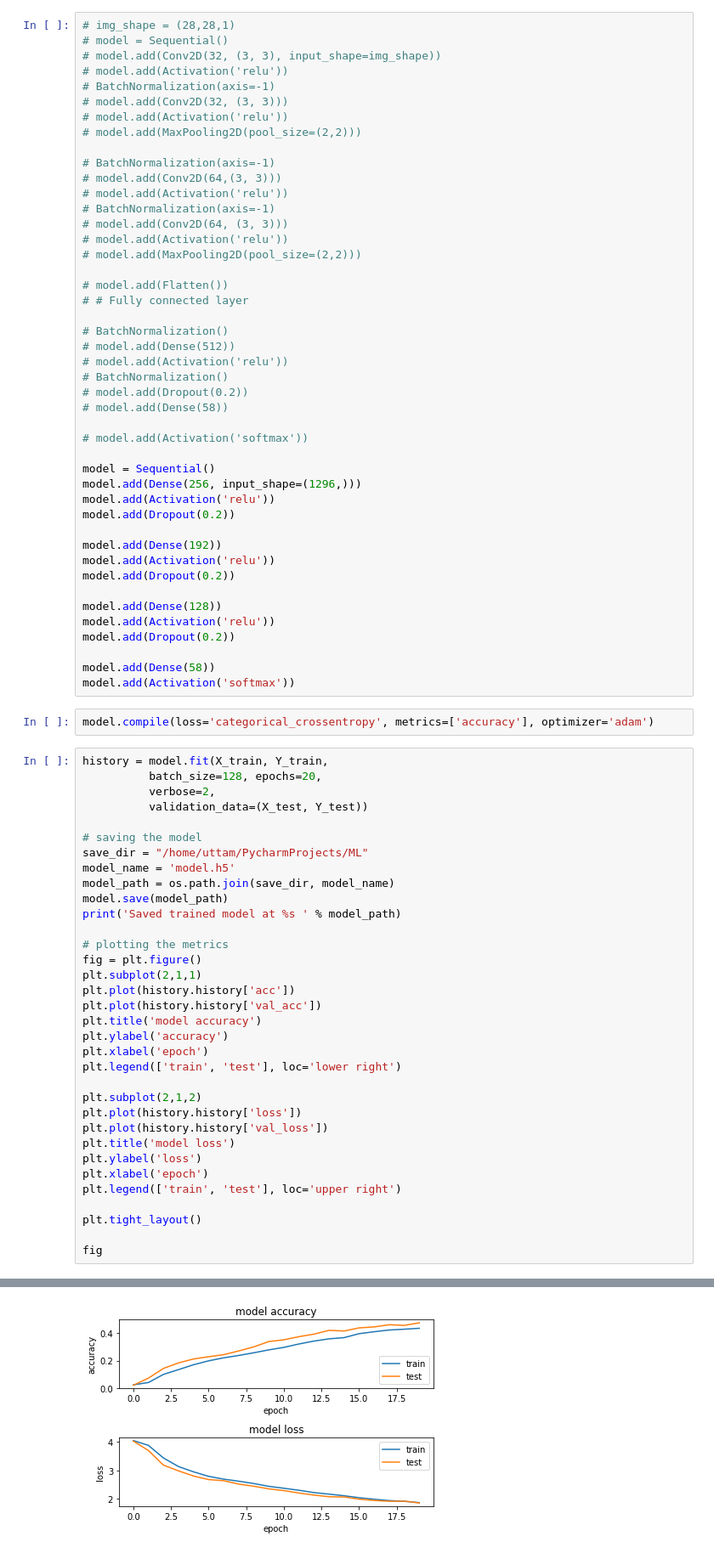
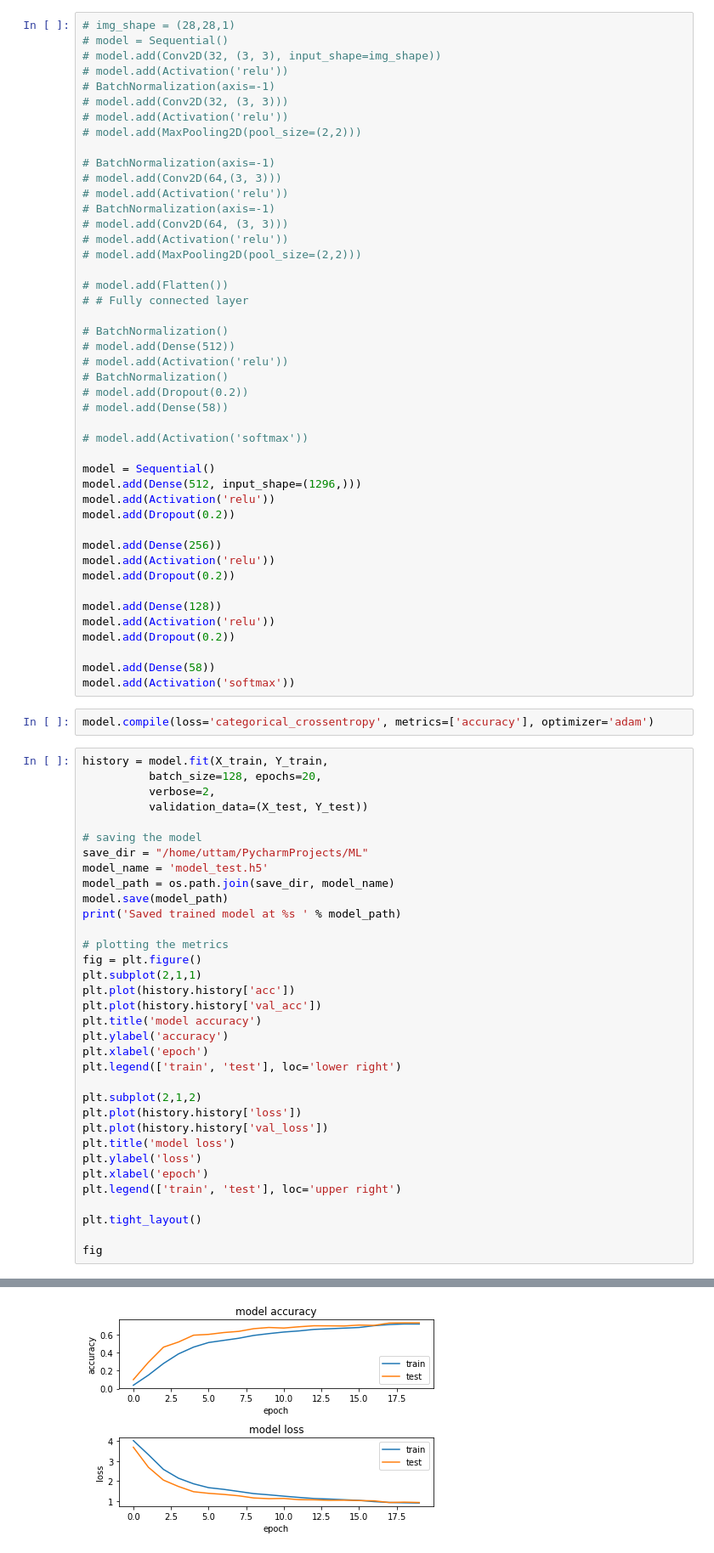
Before and after one commit to ishandongol/NepaliHandwriting, a Jupyter notebook: ANN with Keras.ipynb, the cells around one changed output, grey strips where cells are left out. Shown: that part at 85% size. Saved outputs shown, nothing was run; the diff lists cells and outputs as text.

Commit message:
tuned the ann model

```diff
--- a/ANN with Keras.ipynb
+++ b/ANN with Keras.ipynb
@@ -154,11 +152,11 @@ Shape after one-hot encoding:  (10329, 58)
 # model.add(Activation('softmax'))
 
 model = Sequential()
-model.add(Dense(256, input_shape=(1296,)))
+model.add(Dense(512, input_shape=(1296,)))
 model.add(Activation('relu'))
 model.add(Dropout(0.2))
 
-model.add(Dense(192))
+model.add(Dense(256))
 model.add(Activation('relu'))
 model.add(Dropout(0.2))
 
@@ -178,7 +176,7 @@ history = model.fit(X_train, Y_train,
 
 # saving the model
 save_dir = "/home/uttam/PycharmProjects/ML"
-model_name = 'model.h5'
+model_name = 'model_test.h5'
 model_path = os.path.join(save_dir, model_name)
 model.save(model_path)
 print('Saved trained model at %s ' % model_path)
@@ -225 +223 @@ Saved trained model at /home/uttam/PycharmProjects/ML/model.h5
-[figure, old version]
+[figure, new version]
```
Also changed, not shown: parts of 6 cells of this notebook, 1 other file.
